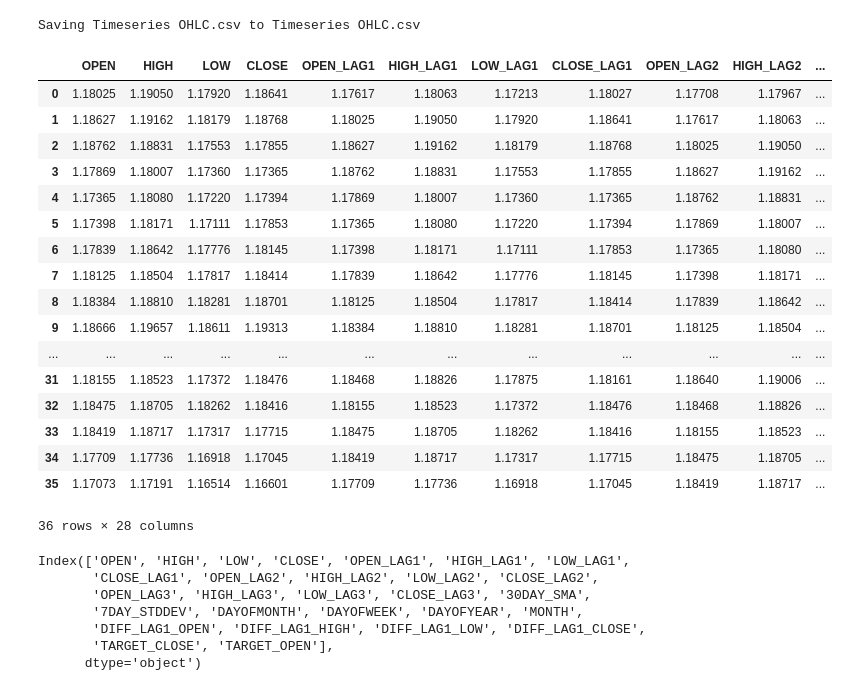
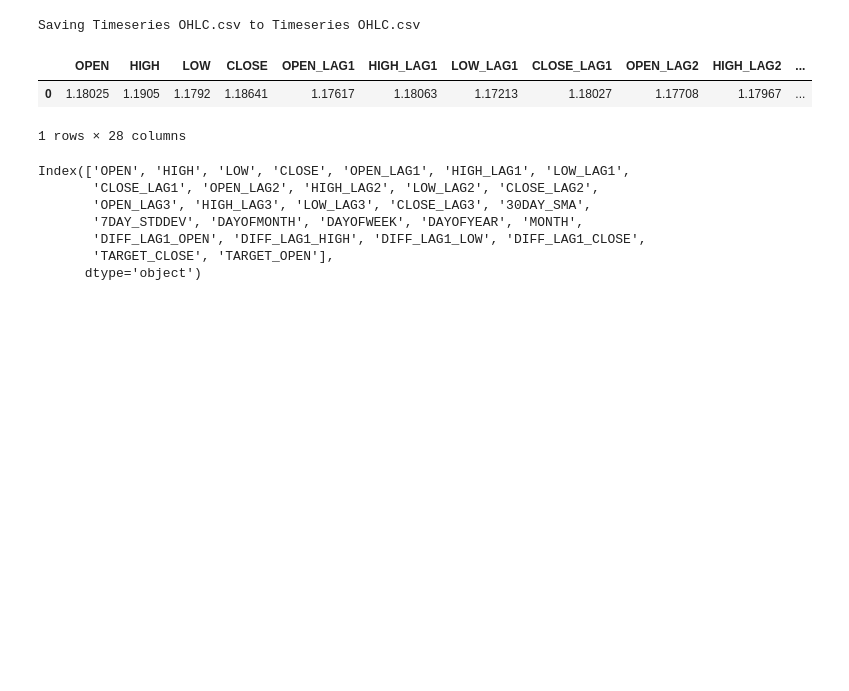
Before and after one commit to vamshigitt/-Backtesting-a-strategy-using-ML.-, a Jupyter notebook: Backtesting_strategy_using_ML.ipynb, the cells around one changed output. Saved outputs shown, nothing was run; the diff lists cells and outputs as text; code cells hidden in the pictures; blank space fills up the shorter version.

```diff
--- a/Backtesting_strategy_using_ML.ipynb
+++ b/Backtesting_strategy_using_ML.ipynb
@@ -13,26 +27,11 @@ uploaded=files.upload()
 Saving Timeseries OHLC.csv to Timeseries OHLC.csv
 # %%
 ohlc=pd.read_csv("Timeseries OHLC.csv")
-ohlc.head(36)
+ohlc.head(1)
 # %% [output]
 |  | OPEN | HIGH | LOW | CLOSE | OPEN_LAG1 | HIGH_LAG1 | LOW_LAG1 | CLOSE_LAG1 | OPEN_LAG2 | HIGH_LAG2 | ... |
-| 0 | 1.18025 | 1.19050 | 1.17920 | 1.18641 | 1.17617 | 1.18063 | 1.17213 | 1.18027 | 1.17708 | 1.17967 | ... |
-| 1 | 1.18627 | 1.19162 | 1.18179 | 1.18768 | 1.18025 | 1.19050 | 1.17920 | 1.18641 | 1.17617 | 1.18063 | ... |
-| 2 | 1.18762 | 1.18831 | 1.17553 | 1.17855 | 1.18627 | 1.19162 | 1.18179 | 1.18768 | 1.18025 | 1.19050 | ... |
-| 3 | 1.17869 | 1.18007 | 1.17360 | 1.17365 | 1.18762 | 1.18831 | 1.17553 | 1.17855 | 1.18627 | 1.19162 | ... |
-| 4 | 1.17365 | 1.18080 | 1.17220 | 1.17394 | 1.17869 | 1.18007 | 1.17360 | 1.17365 | 1.18762 | 1.18831 | ... |
-| 5 | 1.17398 | 1.18171 | 1.17111 | 1.17853 | 1.17365 | 1.18080 | 1.17220 | 1.17394 | 1.17869 | 1.18007 | ... |
-| 6 | 1.17839 | 1.18642 | 1.17776 | 1.18145 | 1.17398 | 1.18171 | 1.17111 | 1.17853 | 1.17365 | 1.18080 | ... |
-| 7 | 1.18125 | 1.18504 | 1.17817 | 1.18414 | 1.17839 | 1.18642 | 1.17776 | 1.18145 | 1.17398 | 1.18171 | ... |
-| 8 | 1.18384 | 1.18810 | 1.18281 | 1.18701 | 1.18125 | 1.18504 | 1.17817 | 1.18414 | 1.17839 | 1.18642 | ... |
-| 9 | 1.18666 | 1.19657 | 1.18611 | 1.19313 | 1.18384 | 1.18810 | 1.18281 | 1.18701 | 1.18125 | 1.18504 | ... |
-| ... | ... | ... | ... | ... | ... | ... | ... | ... | ... | ... | ... |
-| 31 | 1.18155 | 1.18523 | 1.17372 | 1.18476 | 1.18468 | 1.18826 | 1.17875 | 1.18161 | 1.18640 | 1.19006 | ... |
-| 32 | 1.18475 | 1.18705 | 1.18262 | 1.18416 | 1.18155 | 1.18523 | 1.17372 | 1.18476 | 1.18468 | 1.18826 | ... |
-| 33 | 1.18419 | 1.18717 | 1.17317 | 1.17715 | 1.18475 | 1.18705 | 1.18262 | 1.18416 | 1.18155 | 1.18523 | ... |
-| 34 | 1.17709 | 1.17736 | 1.16918 | 1.17045 | 1.18419 | 1.18717 | 1.17317 | 1.17715 | 1.18475 | 1.18705 | ... |
-| 35 | 1.17073 | 1.17191 | 1.16514 | 1.16601 | 1.17709 | 1.17736 | 1.16918 | 1.17045 | 1.18419 | 1.18717 | ... |
+| 0 | 1.18025 | 1.1905 | 1.1792 | 1.18641 | 1.17617 | 1.18063 | 1.17213 | 1.18027 | 1.17708 | 1.17967 | ... |
-36 rows × 28 columns
+1 rows × 28 columns
 # %%
 ohlc.columns
 # %% [output]
```
Also changed, not shown: parts of 41 cells of this notebook.
